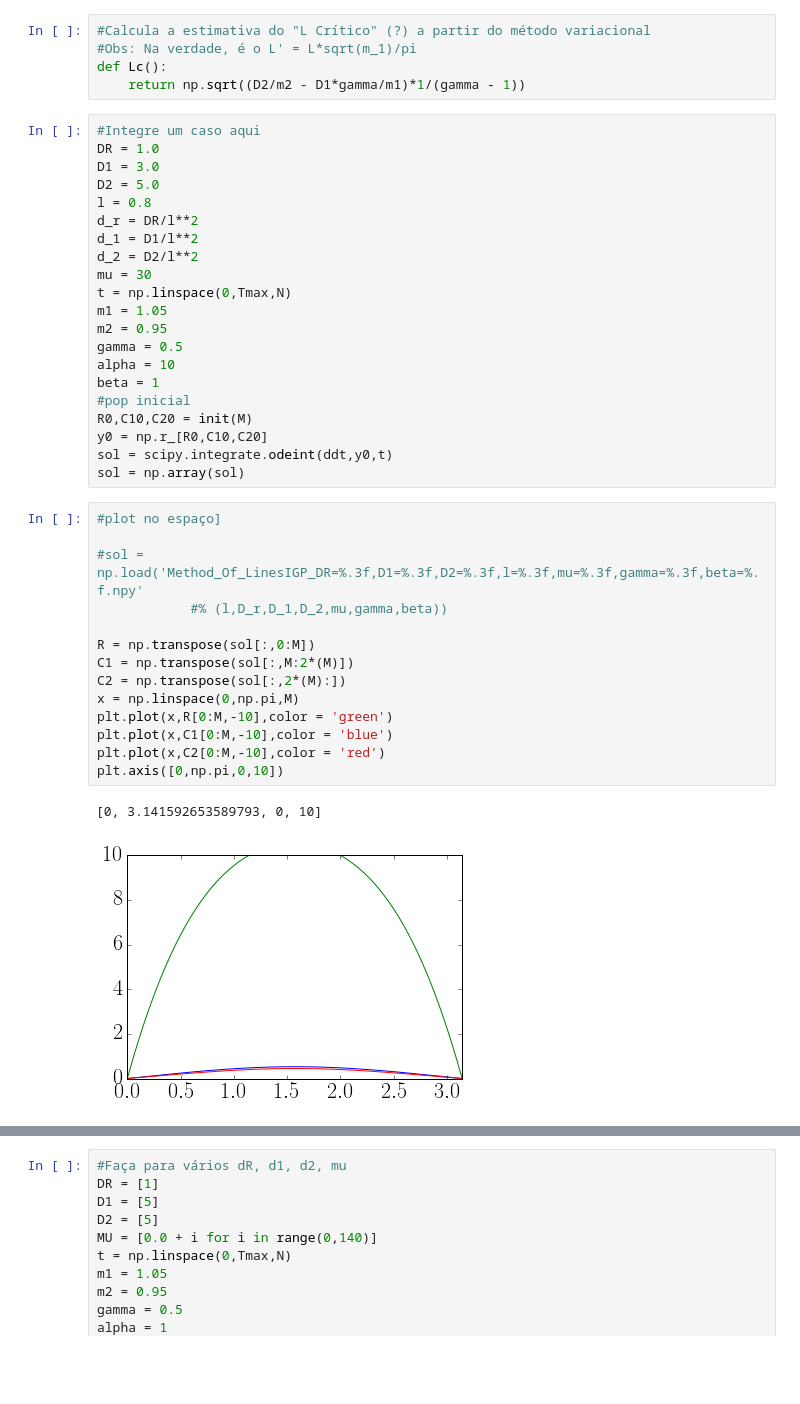
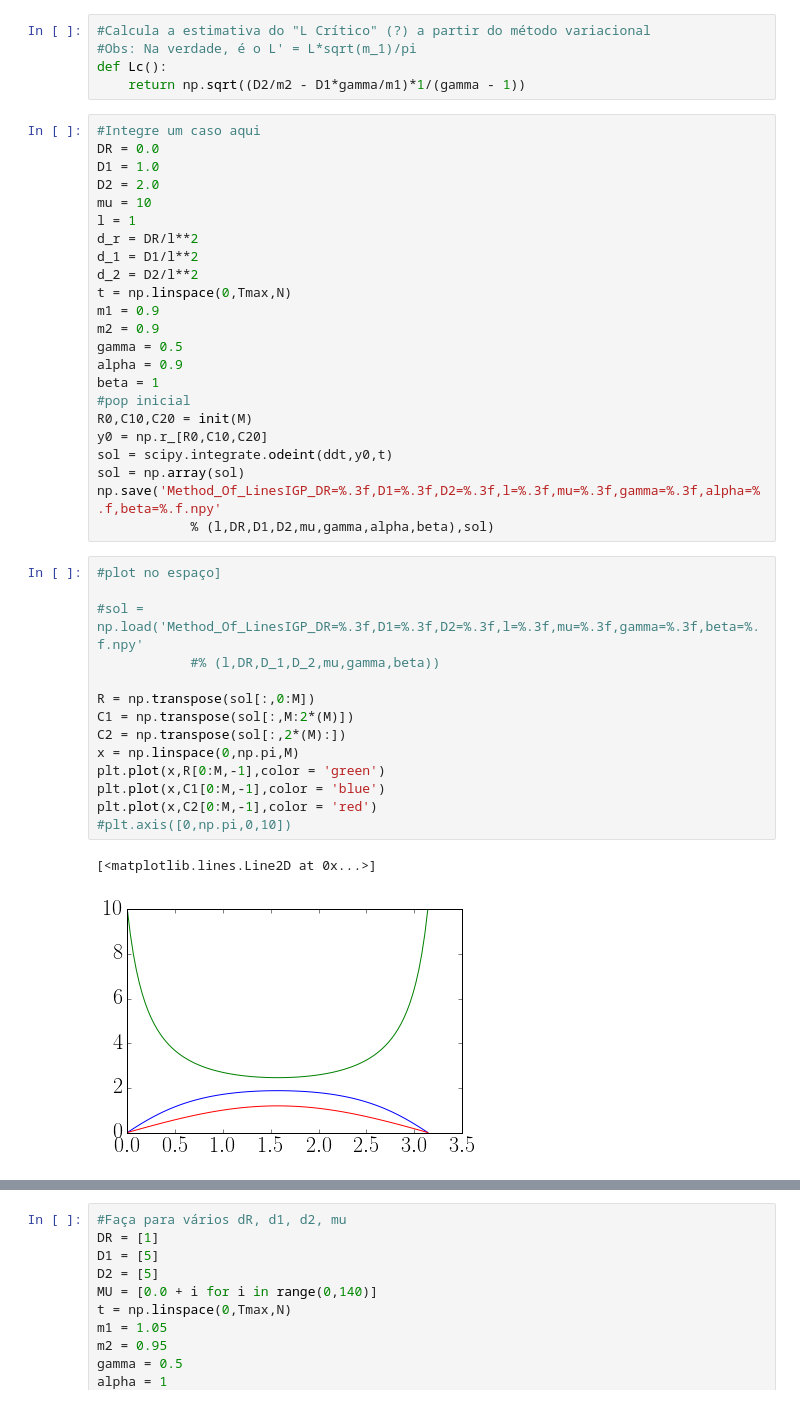
Before and after one commit to reand705/IGP, a Jupyter notebook: Method_Of_LinesIGP_MAX.ipynb, the cells around one changed output, grey strips where cells are left out. Drawn from its saved outputs; the diff is of its cells as text; blank space fills up the shorter version.

```diff
--- a/Method_Of_LinesIGP_MAX.ipynb
+++ b/Method_Of_LinesIGP_MAX.ipynb
@@ -212,42 +212,44 @@ def Lc():
     return np.sqrt((D2/m2 - D1*gamma/m1)*1/(gamma - 1))
 # %%
 #Integre um caso aqui
-DR = 1.0
-D1 = 3.0
-D2 = 5.0
-l = 0.8
+DR = 0.0
+D1 = 1.0
+D2 = 2.0
+mu = 10
+l = 1
 d_r = DR/l**2
 d_1 = D1/l**2
 d_2 = D2/l**2
-mu = 30
 t = np.linspace(0,Tmax,N)
-m1 = 1.05
-m2 = 0.95
+m1 = 0.9
+m2 = 0.9
 gamma = 0.5
-alpha = 10
+alpha = 0.9
 beta = 1
 #pop inicial
 R0,C10,C20 = init(M)
 y0 = np.r_[R0,C10,C20]
 sol = scipy.integrate.odeint(ddt,y0,t)
 sol = np.array(sol)
+np.save('Method_Of_LinesIGP_DR=%.3f,D1=%.3f,D2=%.3f,l=%.3f,mu=%.3f,gamma=%.3f,alpha=%.f,beta=%.f.npy'
+            % (l,DR,D1,D2,mu,gamma,alpha,beta),sol)
 # %%
 #plot no espaço]
 
 #sol = np.load('Method_Of_LinesIGP_DR=%.3f,D1=%.3f,D2=%.3f,l=%.3f,mu=%.3f,gamma=%.3f,beta=%.f.npy'
-            #% (l,D_r,D_1,D_2,mu,gamma,beta))
+            #% (l,DR,D_1,D_2,mu,gamma,beta))
 
 R = np.transpose(sol[:,0:M])
 C1 = np.transpose(sol[:,M:2*(M)])
 C2 = np.transpose(sol[:,2*(M):])
 x = np.linspace(0,np.pi,M)
-plt.plot(x,R[0:M,-10],color = 'green')
-plt.plot(x,C1[0:M,-10],color = 'blue')
-plt.plot(x,C2[0:M,-10],color = 'red')
-plt.axis([0,np.pi,0,10])
+plt.plot(x,R[0:M,-1],color = 'green')
+plt.plot(x,C1[0:M,-1],color = 'blue')
+plt.plot(x,C2[0:M,-1],color = 'red')
+#plt.axis([0,np.pi,0,10])
 # %% [output]
-[0, 3.141592653589793, 0, 10]
+[<matplotlib.lines.Line2D at 0x...>]
-[figure, old version]
+[figure, new version]
 # %%
 #centro do patch no tempo (ver se a população está constante mesmo,por exemplo)
 #plote também o máximo, para comparar
```
Also changed, not shown: parts of 1 cell of this notebook, 2 other files.
